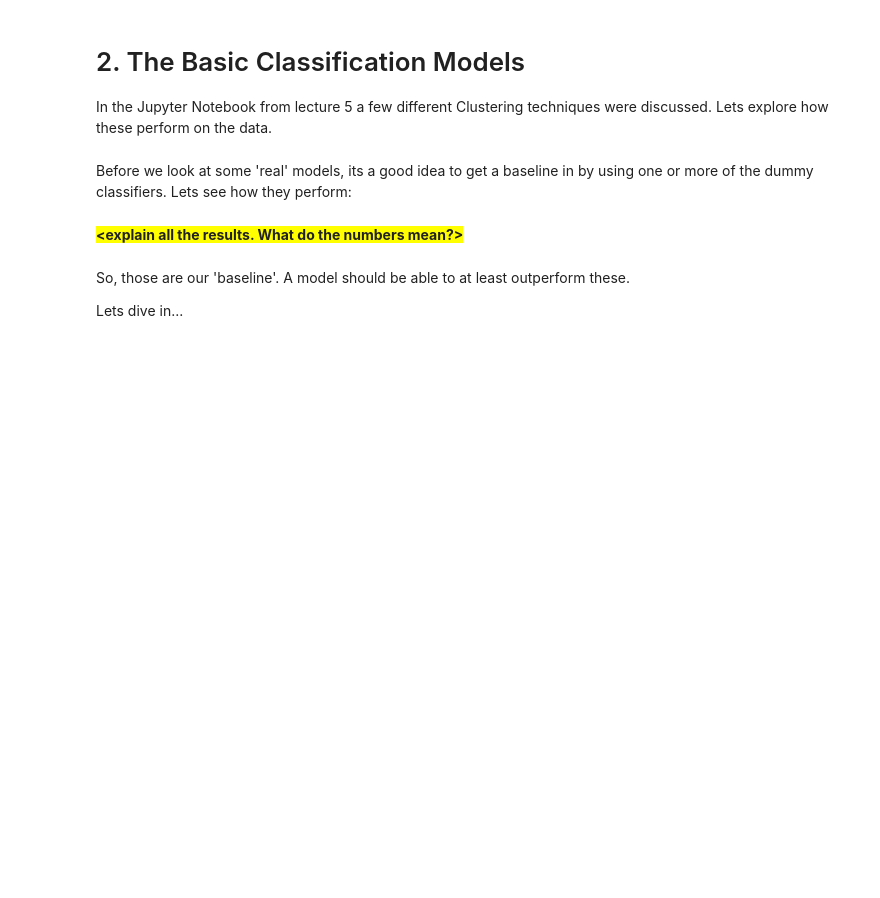
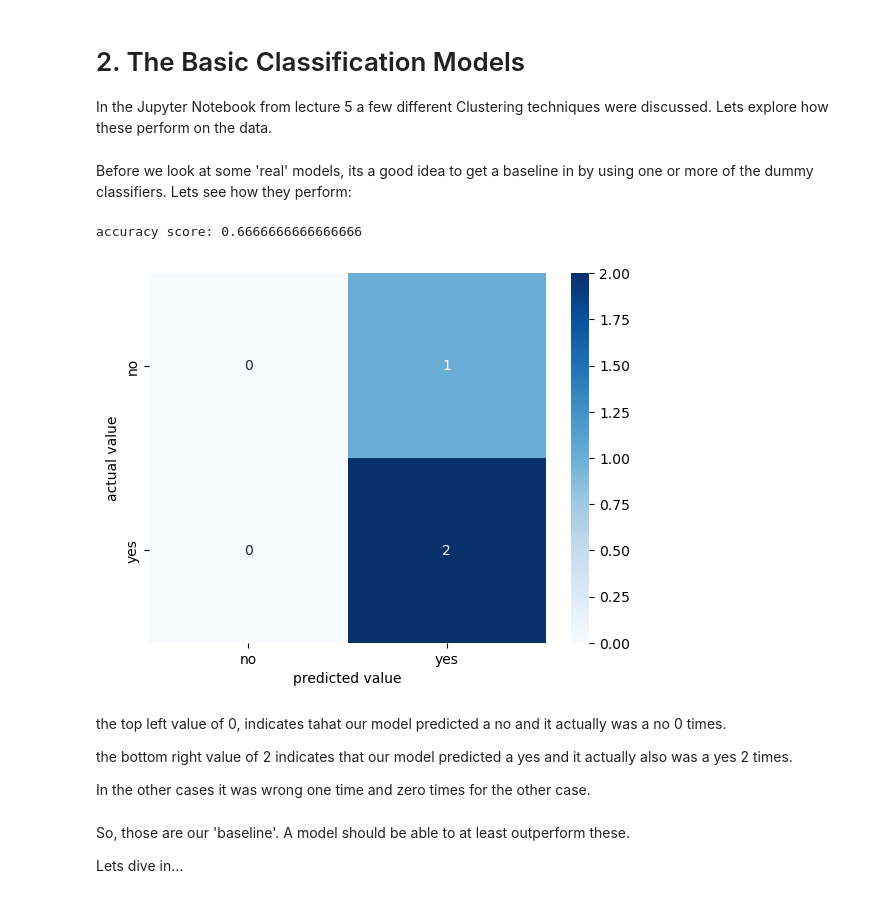
Before and after one commit to TheLovelyTamara/datamining, a Jupyter notebook: S5 - Classification/DMS - S5 - Assignment 2 - Template.ipynb, the cells around one changed output. Drawn from its saved outputs; the diff is of its cells as text; code cells hidden in the pictures; blank space fills up the shorter version.

```diff
--- a/S5 - Classification/DMS - S5 - Assignment 2 - Template.ipynb
+++ b/S5 - Classification/DMS - S5 - Assignment 2 - Template.ipynb
@@ -42,4 +87,8 @@ The categorical dependent variable <span style ='background:yellow'>\<your y var
 We'll also need some training and testing data, so:
 # %%
 # code to split data in training and testing
+X=nData[:,0:4]
+y=nData[:,4]
+
+X_train, X_test, y_train, y_test = train_test_split(X,y, test_size=0.2,random_state=109)
 # %% [markdown]
@@ -56,5 +102,37 @@ Before we look at some 'real' models, its a good idea to get a baseline in by us
-# %% [markdown]
-**<span style ='background:yellow'>\<explain all the results. What do the numbers mean?></span>**
+# %%
+# code to create, fit and measure the dummy classifiers (see chapter 5.4. in the lecture notebook)
+# include both the accuracy score and the confusion matrix for each.
+
+scaler = StandardScaler()
+scaler.fit(X_train)
+
+X_trainScaled = scaler.transform(X_train)
+X_testScaled = scaler.transform(X_test)
+
+labels = data["play"].cat.categories
+
+k = len(labels)
+
+dumMF = DummyClassifier(strategy='most_frequent')
+dumMF = dumMF.fit(X, y)
+y_pred = dumMF.predict(X_testScaled)
+print('accuracy score:', metrics.accuracy_score(y_test, y_pred))
+
+sns.heatmap(confusion_matrix(y_test, y_pred), annot=True, cmap='Blues', fmt='g')
+plt.xlabel('predicted value')
+plt.ylabel('actual value')
+plt.xticks(np.arange(k)+1/k, labels)
+plt.yticks(np.arange(k)+1/k, labels)
+plt.show()
+# %% [output]
+accuracy score: 0.6666666666666666
+[figure, added]
+# %% [markdown]
+the top left value of 0, indicates tahat our model predicted a no and it actually was a no 0 times.
+
+the bottom right value of 2 indicates that our model predicted a yes and it actually also was a yes 2 times.
+
+In the other cases it was wrong one time and zero times for the other case.
 # %% [markdown]
 So, those are our 'baseline'. A model should be able to at least outperform these.
 
```
Also changed, not shown: parts of 15 cells of this notebook, 3 other files.
